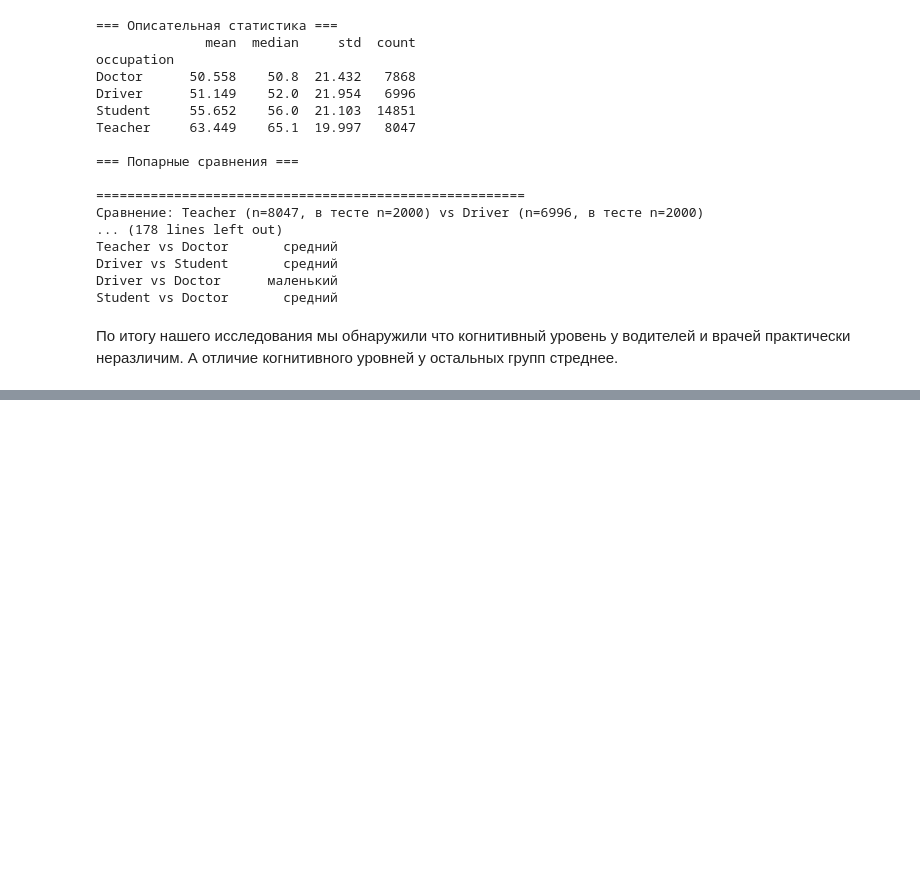
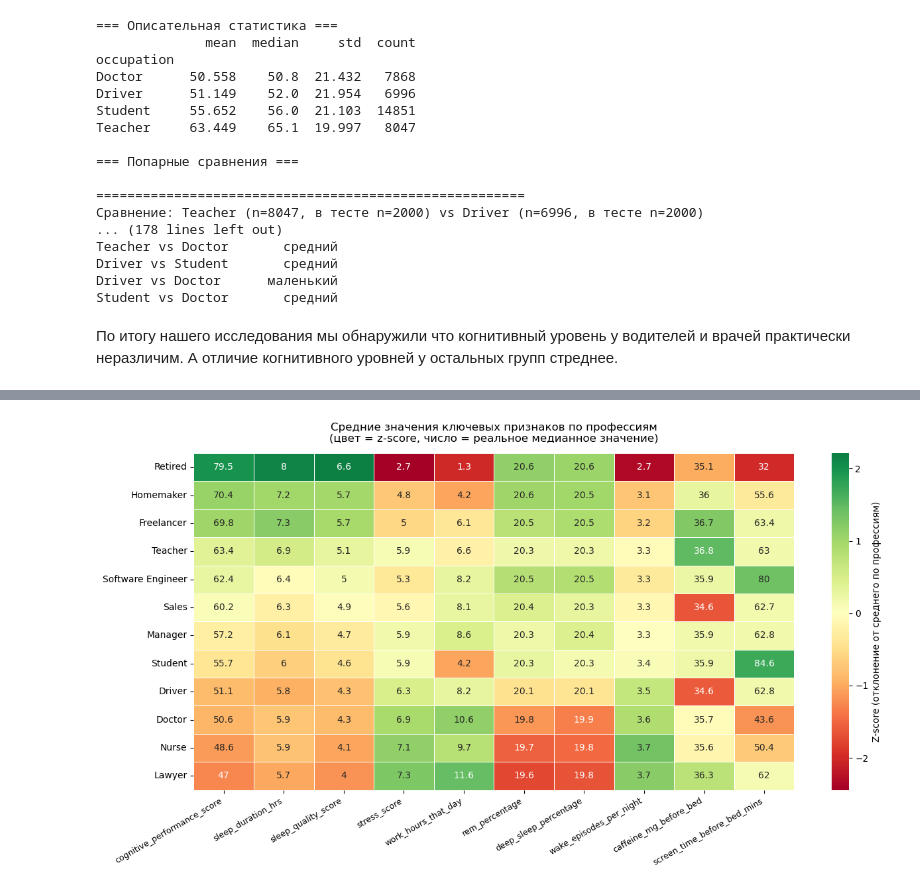
Before and after one commit to mello-bit/MS-Analysis-of-influence-sleep-durations-on-life-performance, a Jupyter notebook: analysis.ipynb, the cells around one changed output, grey strips where cells are left out. Saved outputs shown, nothing was run; the diff lists cells and outputs as text; code cells hidden in the pictures; blank space fills up the shorter version.

```diff
--- a/analysis.ipynb
+++ b/analysis.ipynb
@@ -559,0 +720,41 @@ Student vs Doctor       средний
+# %%
+features_of_interest = [
+    'cognitive_performance_score',
+    'sleep_duration_hrs',
+    'sleep_quality_score',
+    'stress_score',
+    'work_hours_that_day',
+    'rem_percentage',
+    'deep_sleep_percentage',
+    'wake_episodes_per_night',
+    'caffeine_mg_before_bed',
+    'screen_time_before_bed_mins'
+]
+
+# Медианы по профессиям, нормированные для сравнимости
+heatmap_data = (df.groupby('occupation')[features_of_interest]
+                  .mean()
+                  .sort_values('cognitive_performance_score', ascending=False))
+
+# Нормируем наши данные
+heatmap_norm = (heatmap_data - heatmap_data.mean()) / heatmap_data.std()
+
+plt.figure(figsize=(13, 7))
+sns.heatmap(heatmap_norm,
+            annot=heatmap_data.round(1),  # реальные значения в ячейках
+            fmt='g',
+            cmap='RdYlGn',
+            center=0,
+            linewidths=0.5,
+            cbar_kws={'label': 'Z-score (отклонение от среднего по профессиям)'})
+
+plt.title('Средние значения ключевых признаков по профессиям\n'
+          '(цвет = z-score, число = реальное медианное значение)',
+          fontsize=12, pad=12)
+plt.xlabel('')
+plt.ylabel('')
+plt.xticks(rotation=30, ha='right', fontsize=9)
+plt.tight_layout()
+plt.show()
+# %% [output]
+[figure, added]
```
Also changed, not shown: parts of 10 cells of this notebook.
